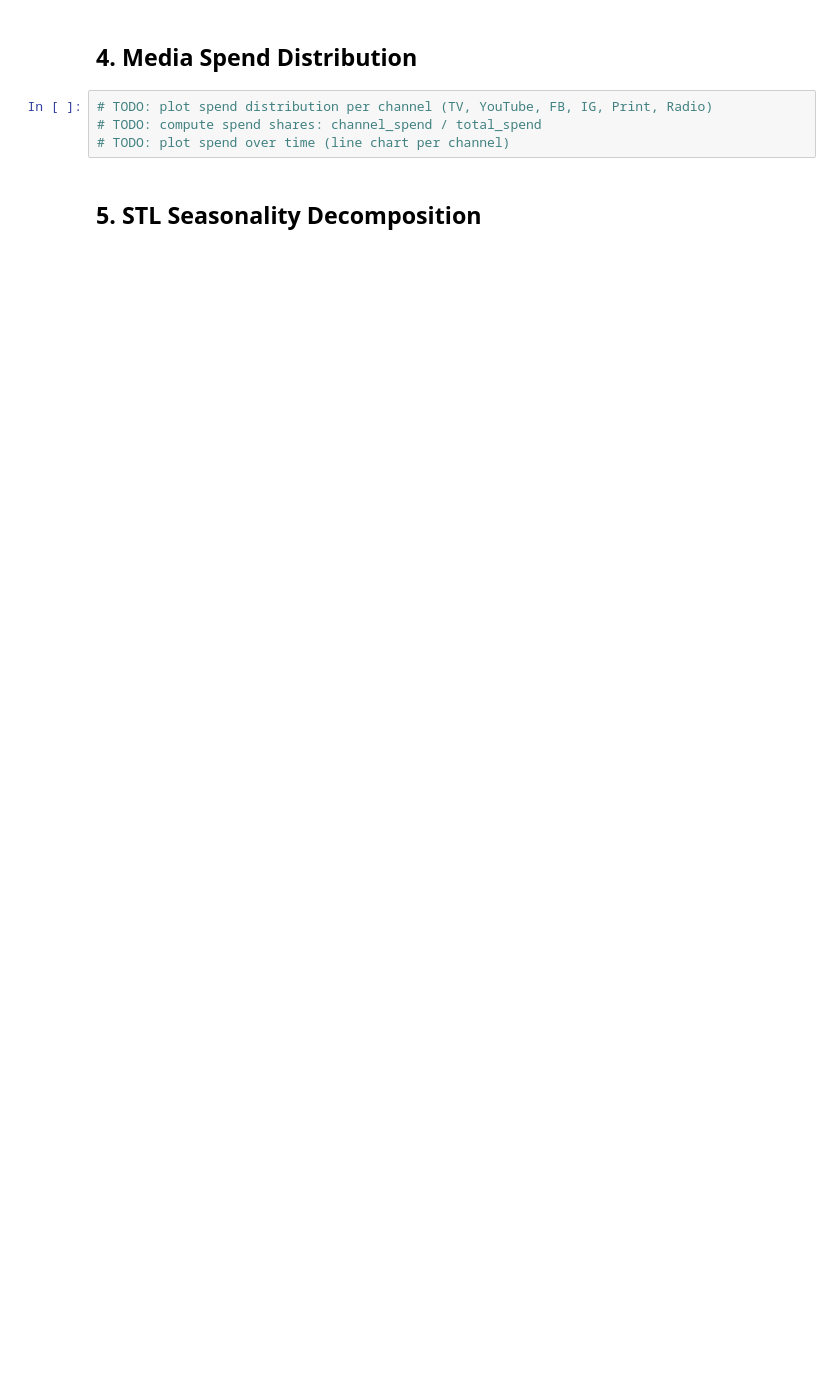
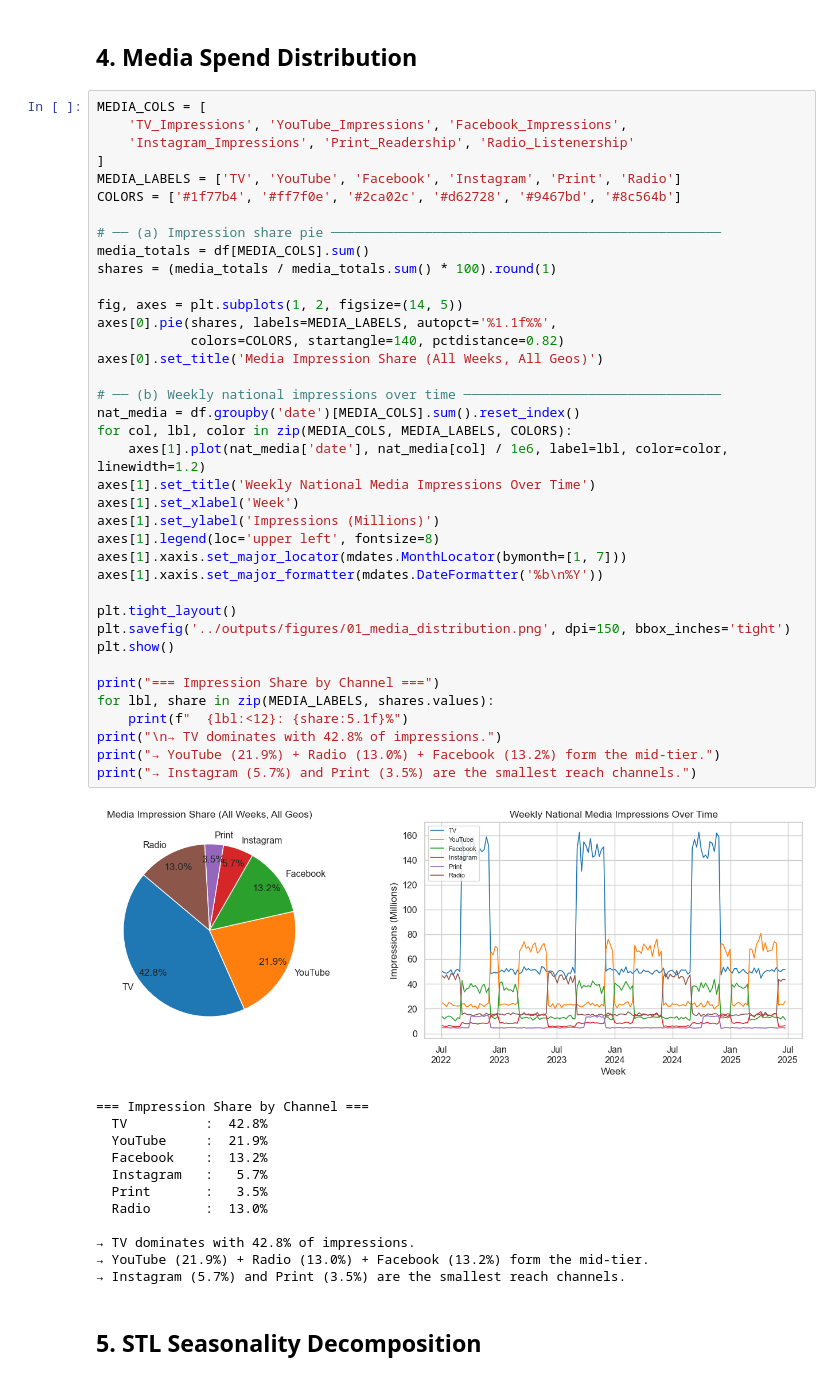
Before and after one commit to biplobgon/marketing-mix-modelling, a Jupyter notebook: notebooks/01_eda_seasonality.ipynb, the cells around one changed output. Drawn from its saved outputs; the diff is of its cells as text; blank space fills up the shorter version.

```diff
--- a/notebooks/01_eda_seasonality.ipynb
+++ b/notebooks/01_eda_seasonality.ipynb
@@ -55,9 +170,56 @@ sns.set_theme(style='whitegrid', palette='muted')
 # %% [markdown]
 ## 4. Media Spend Distribution
 # %%
-# TODO: plot spend distribution per channel (TV, YouTube, FB, IG, Print, Radio)
-# TODO: compute spend shares: channel_spend / total_spend
-# TODO: plot spend over time (line chart per channel)
+MEDIA_COLS = [
+    'TV_Impressions', 'YouTube_Impressions', 'Facebook_Impressions',
+    'Instagram_Impressions', 'Print_Readership', 'Radio_Listenership'
+]
+MEDIA_LABELS = ['TV', 'YouTube', 'Facebook', 'Instagram', 'Print', 'Radio']
+COLORS = ['#1f77b4', '#ff7f0e', '#2ca02c', '#d62728', '#9467bd', '#8c564b']
+
+# ── (a) Impression share pie ──────────────────────────────────────────────────
+media_totals = df[MEDIA_COLS].sum()
+shares = (media_totals / media_totals.sum() * 100).round(1)
+
+fig, axes = plt.subplots(1, 2, figsize=(14, 5))
+axes[0].pie(shares, labels=MEDIA_LABELS, autopct='%1.1f%%',
+            colors=COLORS, startangle=140, pctdistance=0.82)
+axes[0].set_title('Media Impression Share (All Weeks, All Geos)')
+
+# ── (b) Weekly national impressions over time ─────────────────────────────────
+nat_media = df.groupby('date')[MEDIA_COLS].sum().reset_index()
+for col, lbl, color in zip(MEDIA_COLS, MEDIA_LABELS, COLORS):
+    axes[1].plot(nat_media['date'], nat_media[col] / 1e6, label=lbl, color=color, linewidth=1.2)
+axes[1].set_title('Weekly National Media Impressions Over Time')
+axes[1].set_xlabel('Week')
+axes[1].set_ylabel('Impressions (Millions)')
+axes[1].legend(loc='upper left', fontsize=8)
+axes[1].xaxis.set_major_locator(mdates.MonthLocator(bymonth=[1, 7]))
+axes[1].xaxis.set_major_formatter(mdates.DateFormatter('%b\n%Y'))
+
+plt.tight_layout()
+plt.savefig('../outputs/figures/01_media_distribution.png', dpi=150, bbox_inches='tight')
+plt.show()
+
+print("=== Impression Share by Channel ===")
+for lbl, share in zip(MEDIA_LABELS, shares.values):
+    print(f"  {lbl:<12}: {share:5.1f}%")
+print("\n→ TV dominates with 42.8% of impressions.")
+print("→ YouTube (21.9%) + Radio (13.0%) + Facebook (13.2%) form the mid-tier.")
+print("→ Instagram (5.7%) and Print (3.5%) are the smallest reach channels.")
+# %% [output]
+[figure, added]
+=== Impression Share by Channel ===
+  TV          :  42.8%
+  YouTube     :  21.9%
+  Facebook    :  13.2%
+  Instagram   :   5.7%
+  Print       :   3.5%
+  Radio       :  13.0%
+
+→ TV dominates with 42.8% of impressions.
+→ YouTube (21.9%) + Radio (13.0%) + Facebook (13.2%) form the mid-tier.
+→ Instagram (5.7%) and Print (3.5%) are the smallest reach channels.
 # %% [markdown]
 ## 5. STL Seasonality Decomposition
 # %%
```
Also changed, not shown: parts of 11 cells of this notebook, 6 other files.
